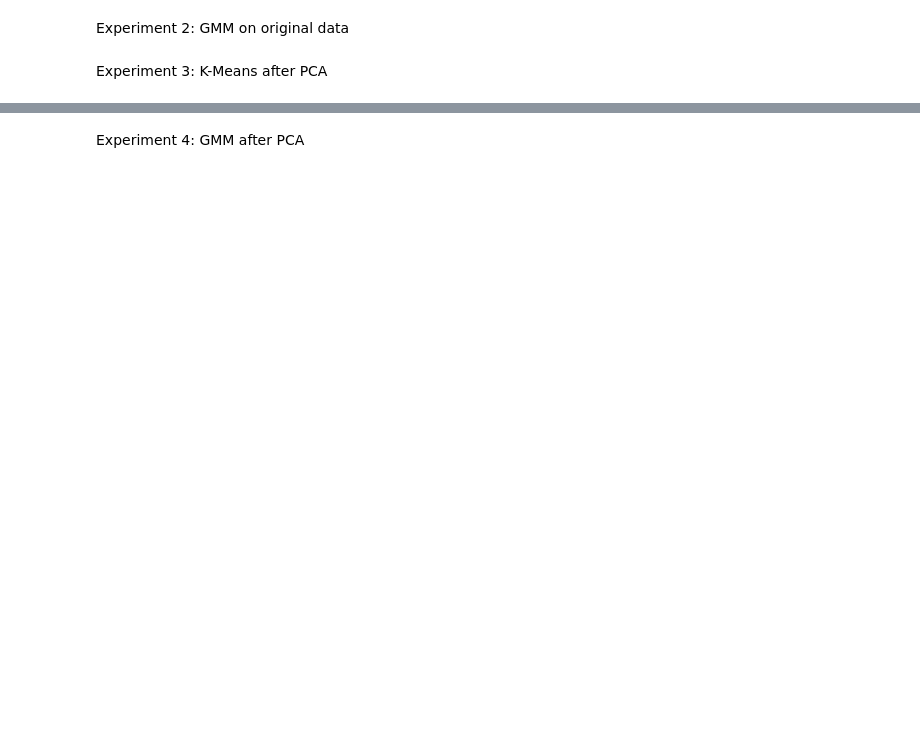
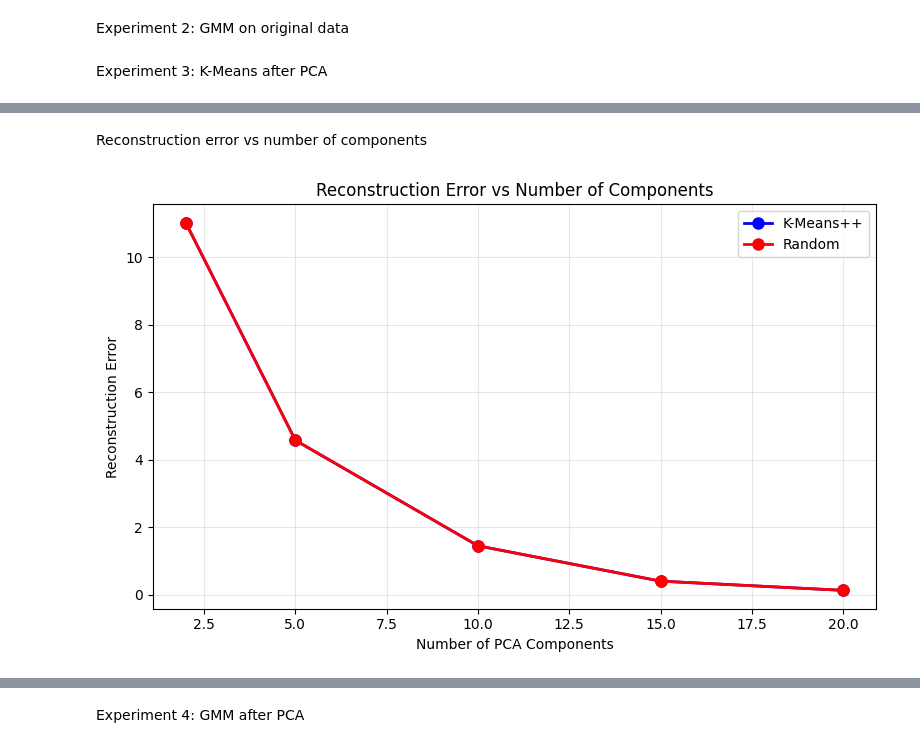
Before and after one commit to mirollawa2l/Unsupervised-Learning, a Jupyter notebook: Implementation.ipynb, the cells around one changed output, grey strips where cells are left out. Saved outputs shown, nothing was run; the diff lists cells and outputs as text; code cells hidden in the pictures; blank space fills up the shorter version.

```diff
--- a/Implementation.ipynb
+++ b/Implementation.ipynb
@@ -1225,0 +1058,2 @@ Experiment 1: K-Means on original data
+# %%
+optimal_k=optimal_k_silhouette
@@ -1227,3 +1340,11 @@ Experiment 1: K-Means on original data
 Experiment 2: GMM on original data
 # %% [markdown]
 Experiment 3: K-Means after PCA
+# %%
+n_components_list = [2, 5, 10, 15, 20]
+# K-Means settings
+K = optimal_k
+n_runs = 10
+max_iters = 100
+random_state = 42
+np.random.seed(random_state)
@@ -1229,0 +1423,17 @@ Experiment 3: K-Means after PCA
+# %% [markdown]
+Reconstruction error vs number of components
+# %%
+plt.figure(figsize=(8,5))
+recon_errors_plusplus = [results_pca[n]['plusplus']['reconstruction_error'] for n in n_components_list]
+recon_errors_random = [results_pca[n]['random']['reconstruction_error'] for n in n_components_list]
+plt.plot(n_components_list, recon_errors_plusplus, 'bo-', linewidth=2, markersize=8, label='K-Means++')
+plt.plot(n_components_list, recon_errors_random, 'ro-', linewidth=2, markersize=8, label='Random')
+plt.xlabel('Number of PCA Components')
+plt.ylabel('Reconstruction Error')
+plt.title('Reconstruction Error vs Number of Components')
+plt.legend()
+plt.grid(True, alpha=0.3)
+plt.tight_layout()
+plt.show()
+# %% [output]
+[figure, added]
```
Also changed, not shown: parts of 74 cells of this notebook, 1 other file.
